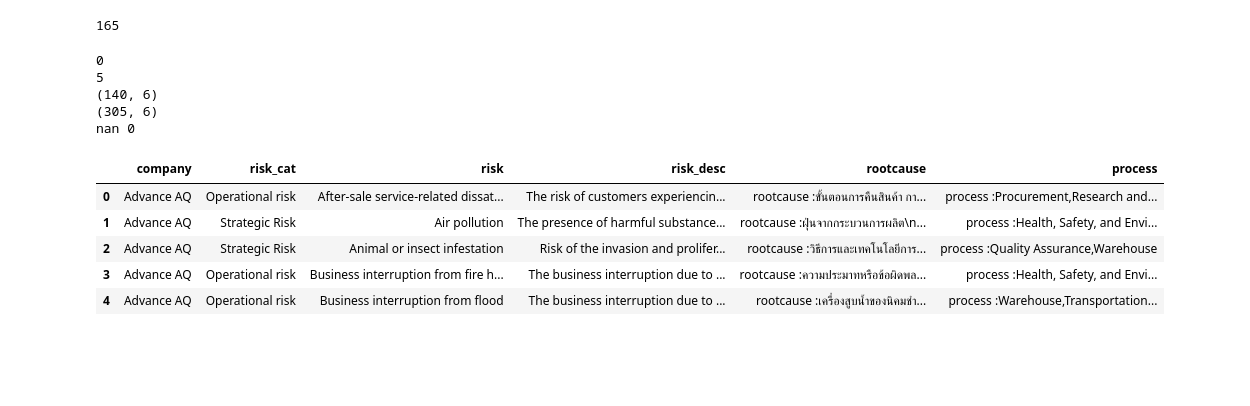
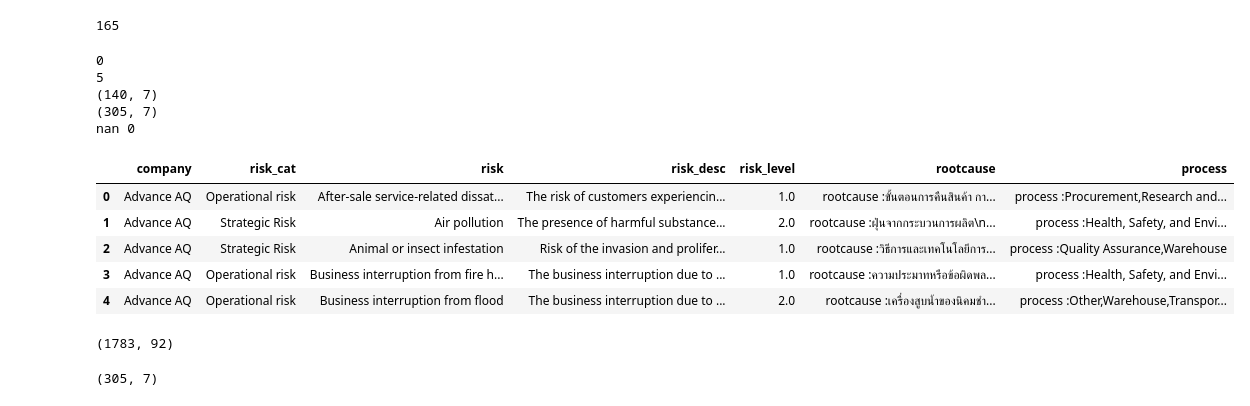
Before and after one commit to Fayord/cro_rmi_improvement_feature, a Jupyter notebook: src/cro_rmi_improvement_feature/plot_risk_related/etl_data.ipynb, the cells around one changed output. Saved outputs shown, nothing was run; the diff lists cells and outputs as text; code cells hidden in the pictures; blank space fills up the shorter version.

Commit message:
add risk level and highlight when display

```diff
--- a/src/cro_rmi_improvement_feature/plot_risk_related/etl_data.ipynb
+++ b/src/cro_rmi_improvement_feature/plot_risk_related/etl_data.ipynb
@@ -3,7 +3,8 @@ import os
 import pandas as pd
 
 df_path = "250327_data_from_RMI_from_productionbuild_Q3-2024_label 1.xlsx"
-df = pd.read_excel(df_path)
+ori_df = pd.read_excel(df_path)
+df = ori_df.copy()
 print(df.shape)
 df.head()
 # %% [output]
@@ -29,6 +148,7 @@ df2 = df.groupby(["company", "risk"], as_index=False).agg(
         "rootcause_desc": set,
         "process": set,
         "process_desc": set,
+        "risk_level": max,
     }
 )
 # %%
@@ -98,6 +218,7 @@ select_columns = [
     "rootcause_desc",
     "process",
     "process_desc",
+    "risk_level",
 ]
 df4 = df3[select_columns]
 print(df4.shape)
@@ -333,41 +454,50 @@ all_risk_cat = risk_df["Risk category"].unique().tolist()
 # check is all df8['risk_cat'] in all_risk_cat
 assert all([x in all_risk_cat for x in df8["risk_cat"].unique().tolist()])
 # add new data to df8 from risk_and_risk_cat_and_risk_desc_df
 print(df8.shape)
 
 new_rows = []
 for index, row in risk_df.iterrows():
     risk_cat = row["Risk category"]
     risk_desc = row["Description-EN"]
     risk_name = row["Risk-EN"]
     risk_rootcause = row["Root cause-EN"]
     data = {
         # company	risk_cat	risk	risk_desc	rootcause	process
         "company": "risk_catalog",
         "risk_cat": risk_cat,
         "risk": risk_name,
         "risk_desc": risk_desc,
         "rootcause": risk_rootcause,
         "process": "",
+        "risk_level": 0,
     }
     new_rows.append(data)
 df8 = pd.concat([df8, pd.DataFrame(new_rows)], ignore_index=True)
 print(df8.shape)
 print("nan", df8.isnull().sum().sum())
 
 df8.head()
 # %% [output]
 0
 5
-(140, 6)
-(305, 6)
+(140, 7)
+(305, 7)
 nan 0
-|  | company | risk_cat | risk | risk_desc | rootcause | process |
-| 0 | Advance AQ | Operational risk | After-sale service-related dissat... | The risk of customers experiencin... | rootcause :ขั้นตอนการคืนสินค้า กา... | process :Procurement,Research and... |
-| 1 | Advance AQ | Strategic Risk | Air pollution | The presence of harmful substance... | rootcause :ฝุ่นจากกระบวนการผลิต\n... | process :Health, Safety, and Envi... |
-| 2 | Advance AQ | Strategic Risk | Animal or insect infestation | Risk of the invasion and prolifer... | rootcause :วิธีการและเทคโนโลยีการ... | process :Quality Assurance,Warehouse |
-| 3 | Advance AQ | Operational risk | Business interruption from fire h... | The business interruption due to ... | rootcause :ความประมาทหรือข้อผิดพล... | process :Health, Safety, and Envi... |
-| 4 | Advance AQ | Operational risk | Business interruption from flood | The business interruption due to ... | rootcause :เครื่องสูบน้ำของนิคมชำ... | process :Warehouse,Transportation... |
+|  | company | risk_cat | risk | risk_desc | risk_level | rootcause | process |
+| 0 | Advance AQ | Operational risk | After-sale service-related dissat... | The risk of customers experiencin... | 1.0 | rootcause :ขั้นตอนการคืนสินค้า กา... | process :Procurement,Research and... |
+| 1 | Advance AQ | Strategic Risk | Air pollution | The presence of harmful substance... | 2.0 | rootcause :ฝุ่นจากกระบวนการผลิต\n... | process :Health, Safety, and Envi... |
+| 2 | Advance AQ | Strategic Risk | Animal or insect infestation | Risk of the invasion and prolifer... | 1.0 | rootcause :วิธีการและเทคโนโลยีการ... | process :Quality Assurance,Warehouse |
+| 3 | Advance AQ | Operational risk | Business interruption from fire h... | The business interruption due to ... | 1.0 | rootcause :ความประมาทหรือข้อผิดพล... | process :Health, Safety, and Envi... |
+| 4 | Advance AQ | Operational risk | Business interruption from flood | The business interruption due to ... | 2.0 | rootcause :เครื่องสูบน้ำของนิคมชำ... | process :Other,Warehouse,Transpor... |
+# %%
+df.shape
+# %% [output]
+(1783, 92)
+# %%
+df8.shape
+# %% [output]
+(305, 7)
 # %%
 df_final = df8.copy()
 # %%
```
Also changed, not shown: parts of 10 cells of this notebook, 3 other files.
